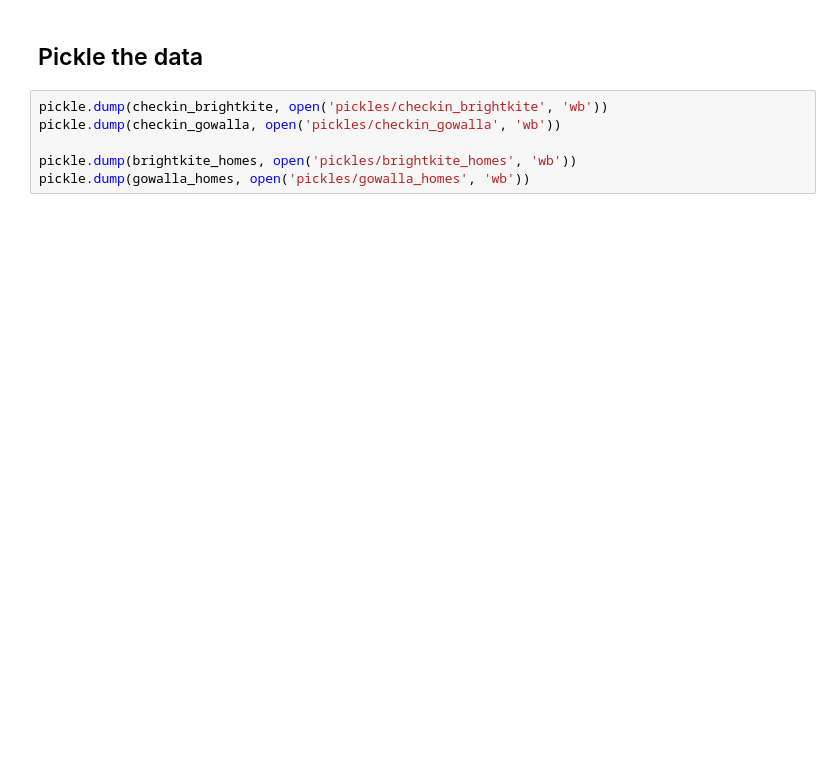
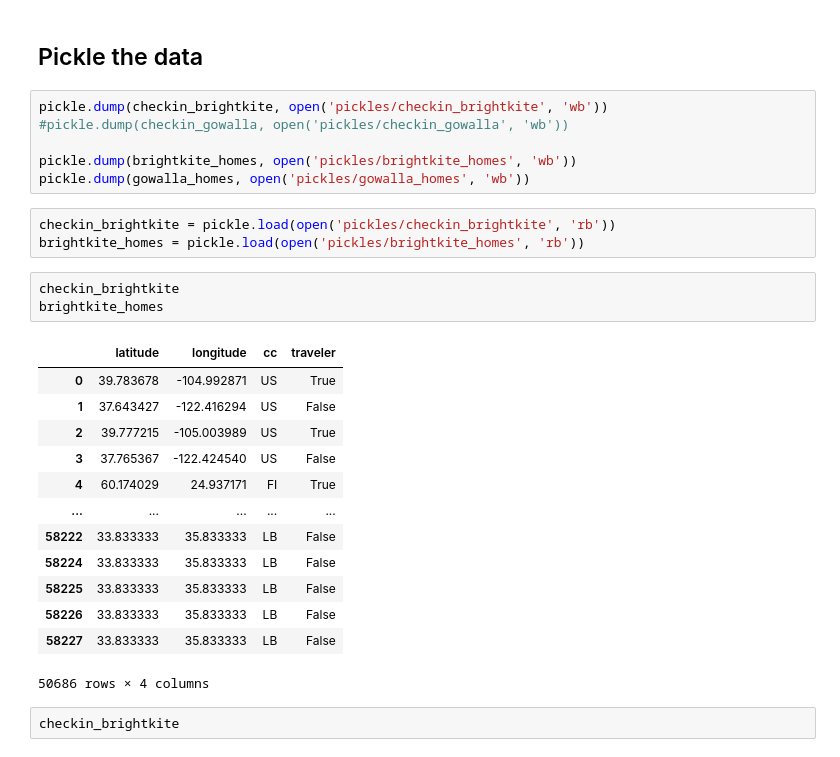
Before and after one commit to epfl-ada/ada-2020-project-milestone-p3-p3_a-dope-acronym, a Jupyter notebook: seasonal_patterns.ipynb, the cells around one changed output. Cells and saved outputs as stored; diff of their text form; blank space fills up the shorter version.

```diff
--- a/seasonal_patterns.ipynb
+++ b/seasonal_patterns.ipynb
@@ -216,7 +225,29 @@ brightkite_homes.head()
 ## Pickle the data
 # %%
 pickle.dump(checkin_brightkite, open('pickles/checkin_brightkite', 'wb'))
-pickle.dump(checkin_gowalla, open('pickles/checkin_gowalla', 'wb'))
+#pickle.dump(checkin_gowalla, open('pickles/checkin_gowalla', 'wb'))
 
 pickle.dump(brightkite_homes, open('pickles/brightkite_homes', 'wb'))
 pickle.dump(gowalla_homes, open('pickles/gowalla_homes', 'wb'))
+# %%
+checkin_brightkite = pickle.load(open('pickles/checkin_brightkite', 'rb'))
+brightkite_homes = pickle.load(open('pickles/brightkite_homes', 'rb'))
+# %%
+checkin_brightkite
+brightkite_homes
+# %% [output]
+|  | latitude | longitude | cc | traveler |
+| 0 | 39.783678 | -104.992871 | US | True |
+| 1 | 37.643427 | -122.416294 | US | False |
+| 2 | 39.777215 | -105.003989 | US | True |
+| 3 | 37.765367 | -122.424540 | US | False |
+| 4 | 60.174029 | 24.937171 | FI | True |
+| ... | ... | ... | ... | ... |
+| 58222 | 33.833333 | 35.833333 | LB | False |
+| 58224 | 33.833333 | 35.833333 | LB | False |
+| 58225 | 33.833333 | 35.833333 | LB | False |
+| 58226 | 33.833333 | 35.833333 | LB | False |
+| 58227 | 33.833333 | 35.833333 | LB | False |
+50686 rows × 4 columns
+# %%
+checkin_brightkite
```
Also changed, not shown: parts of 9 cells of this notebook.
